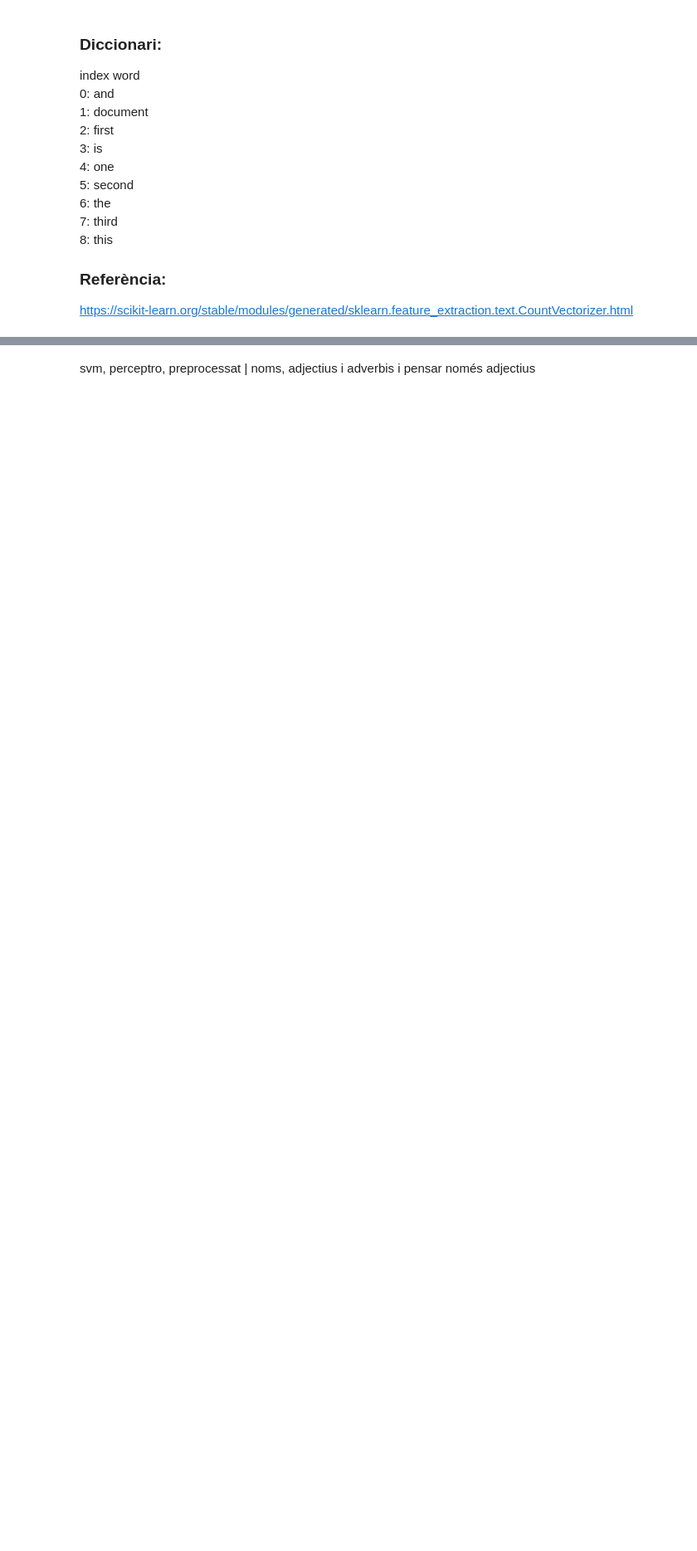
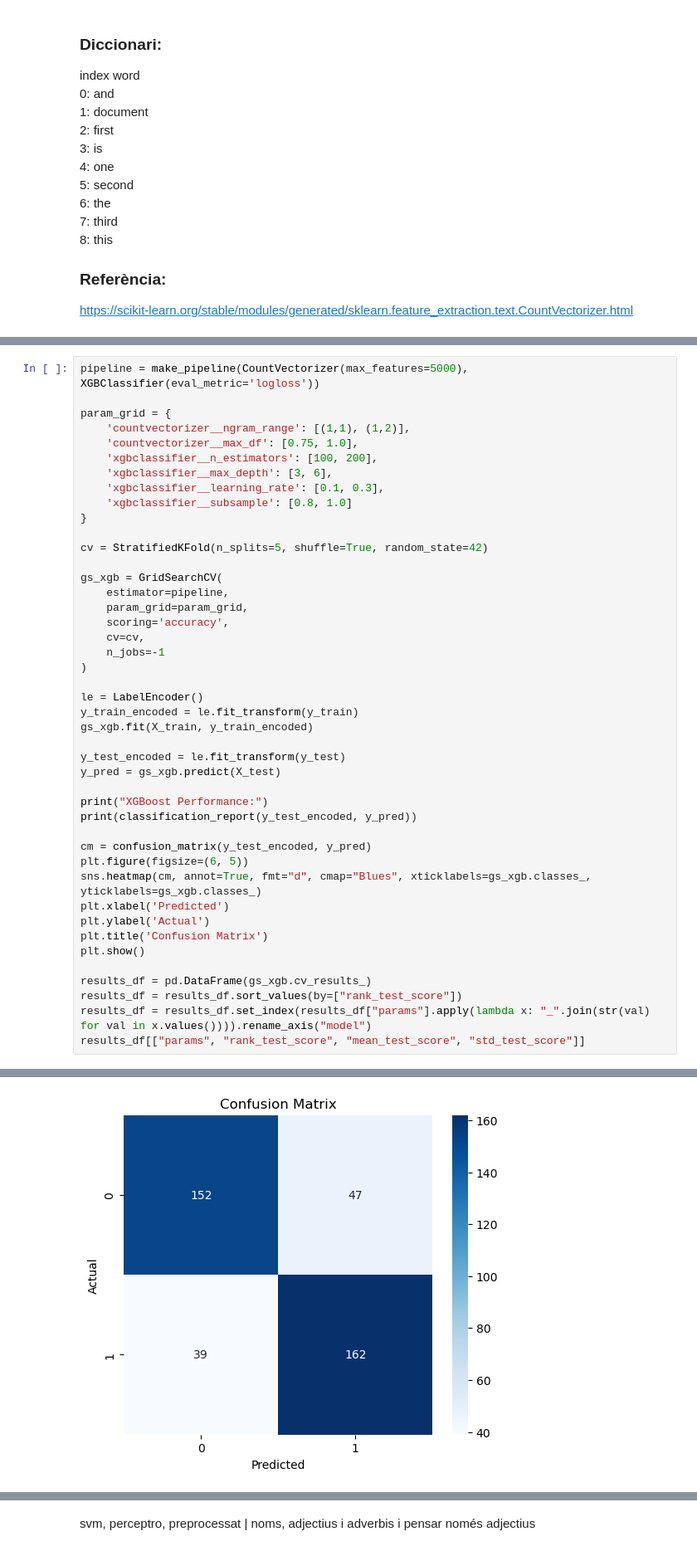
Before and after one commit to dz2pz/PLH-Deteccio-Opinions, a Jupyter notebook: Detecció d'opinions.ipynb, the cells around one changed output, grey strips where cells are left out. Shown at 83% size. Cells and saved outputs as stored; diff of their text form; blank space fills up the shorter version.

```diff
--- a/Detecció d'opinions.ipynb
+++ b/Detecció d'opinions.ipynb
@@ -193,0 +375,45 @@ print(len(vec.get_feature_names_out()))
+# %%
+pipeline = make_pipeline(CountVectorizer(max_features=5000), XGBClassifier(eval_metric='logloss'))
+
+param_grid = {
+    'countvectorizer__ngram_range': [(1,1), (1,2)],
+    'countvectorizer__max_df': [0.75, 1.0],
+    'xgbclassifier__n_estimators': [100, 200],
+    'xgbclassifier__max_depth': [3, 6],
+    'xgbclassifier__learning_rate': [0.1, 0.3],
+    'xgbclassifier__subsample': [0.8, 1.0]
+}
+
+cv = StratifiedKFold(n_splits=5, shuffle=True, random_state=42)
+
+gs_xgb = GridSearchCV(
+    estimator=pipeline,
+    param_grid=param_grid,
+    scoring='accuracy',
+    cv=cv,
+    n_jobs=-1
+)
+
+le = LabelEncoder()
+y_train_encoded = le.fit_transform(y_train)
+gs_xgb.fit(X_train, y_train_encoded)
+
+y_test_encoded = le.fit_transform(y_test)
+y_pred = gs_xgb.predict(X_test)
+
+print("XGBoost Performance:")
+print(classification_report(y_test_encoded, y_pred))
+
+cm = confusion_matrix(y_test_encoded, y_pred)
+plt.figure(figsize=(6, 5))
+sns.heatmap(cm, annot=True, fmt="d", cmap="Blues", xticklabels=gs_xgb.classes_, yticklabels=gs_xgb.classes_)
+plt.xlabel('Predicted')
+plt.ylabel('Actual')
+plt.title('Confusion Matrix')
+plt.show()
+
+results_df = pd.DataFrame(gs_xgb.cv_results_)
+results_df = results_df.sort_values(by=["rank_test_score"])
+results_df = results_df.set_index(results_df["params"].apply(lambda x: "_".join(str(val) for val in x.values()))).rename_axis("model")
+results_df[["params", "rank_test_score", "mean_test_score", "std_test_score"]]
+# %% [output]
@@ -193,0 +429 @@ print(len(vec.get_feature_names_out()))
+[figure, added]
```
Also changed, not shown: parts of 23 cells of this notebook.
